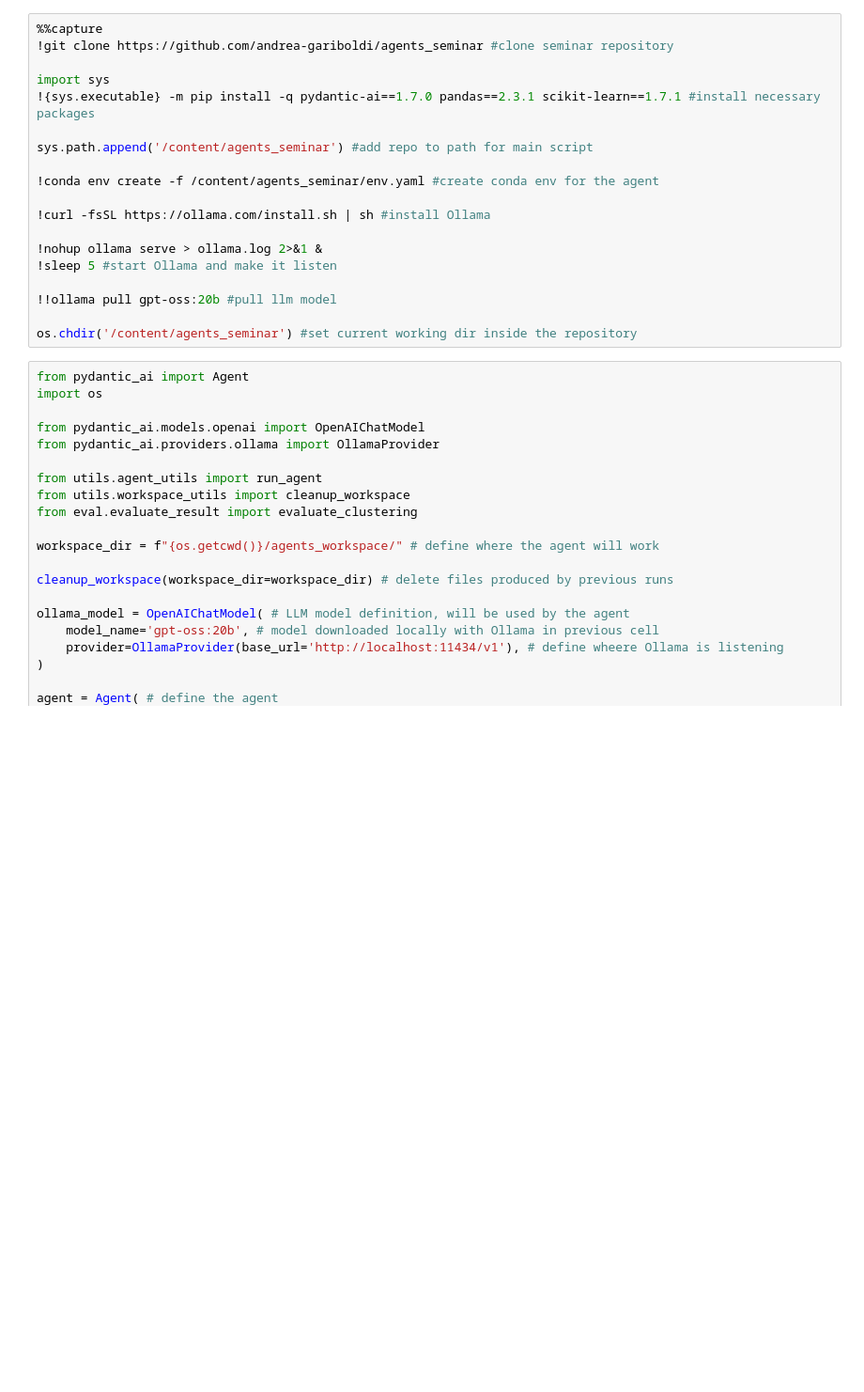
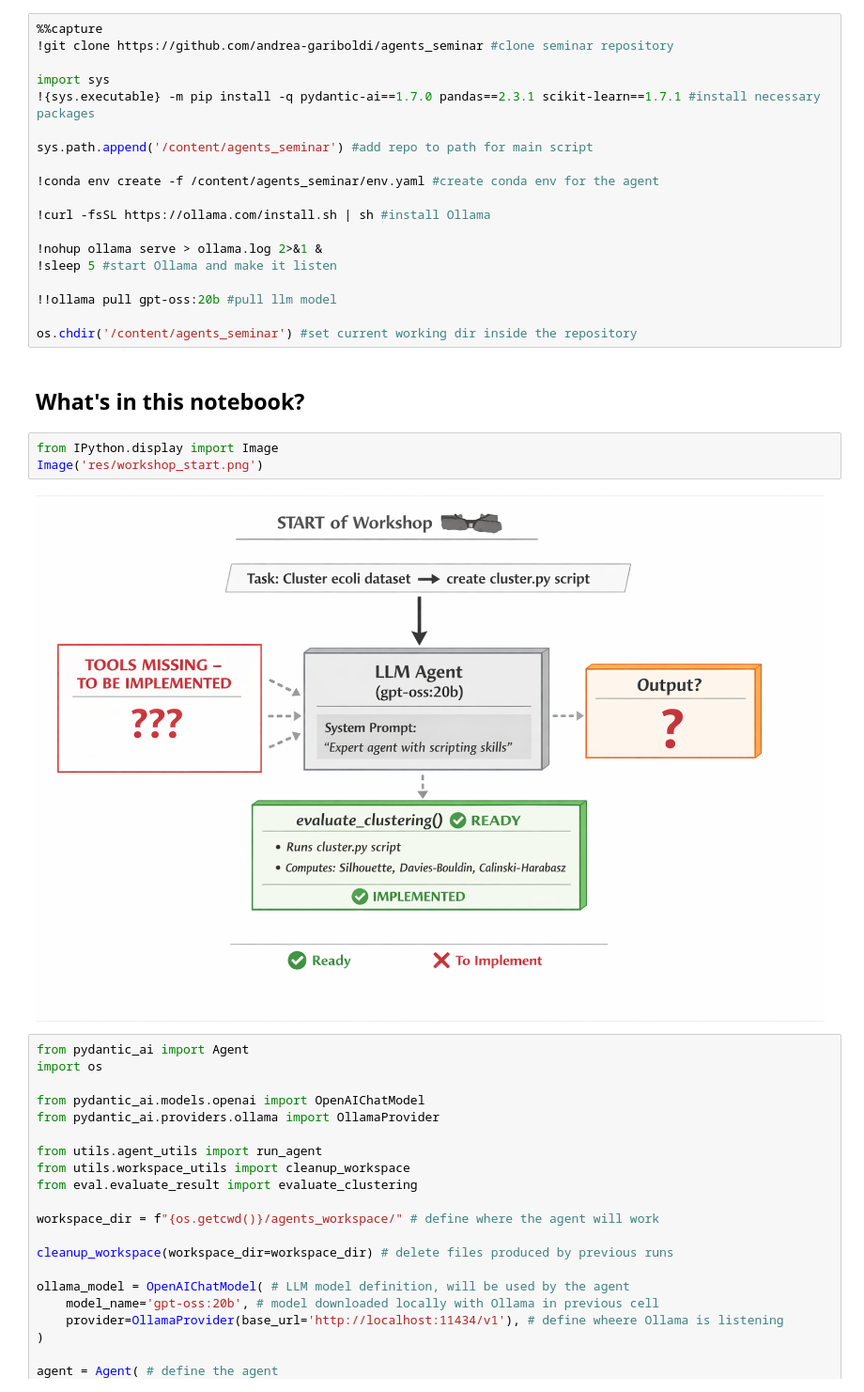
Before and after one commit to andrea-gariboldi/agents_seminar, a Jupyter notebook: workshop_start.ipynb, the cells around one changed output. Shown at 94% size. Drawn from its saved outputs; the diff is of its cells as text; blank space fills up the shorter version.

Commit message:
Add workshop start image

```diff
--- a/workshop_start.ipynb
+++ b/workshop_start.ipynb
@@ -24,6 +24,13 @@ sys.path.append('/content/agents_seminar') #add repo to path for main script
 !!ollama pull gpt-oss:20b #pull llm model
 
 os.chdir('/content/agents_seminar') #set current working dir inside the repository
+# %% [markdown]
+## What's in this notebook?
+# %%
+from IPython.display import Image
+Image('res/workshop_start.png')
+# %% [output]
+[figure, added]
 # %%
 from pydantic_ai import Agent
 import os
```
Also changed, not shown: 1 other file.
